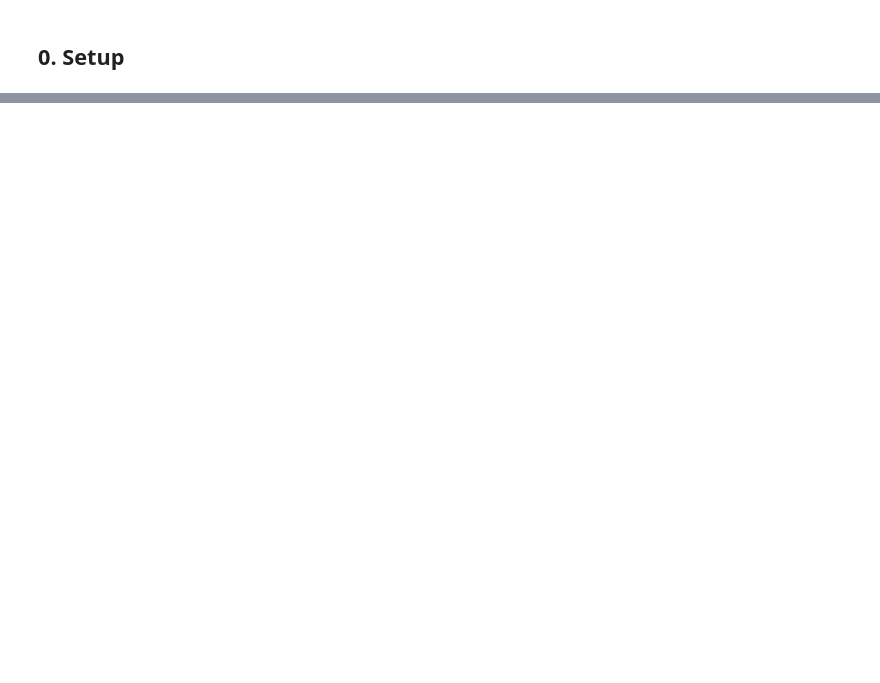
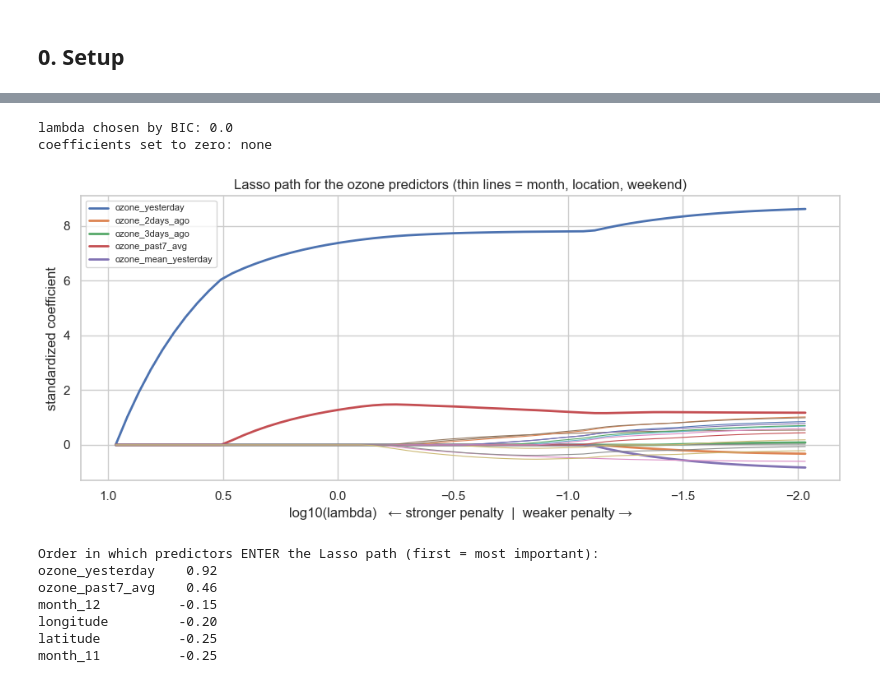
Before and after one commit to Haneenal2/data-mining-, a Jupyter notebook: notebooks/04_rq2_regression.ipynb, the cells around one changed output, grey strips where cells are left out. Saved outputs shown, nothing was run; the diff lists cells and outputs as text; code cells hidden in the pictures; blank space fills up the shorter version.

```diff
--- a/notebooks/04_rq2_regression.ipynb
+++ b/notebooks/04_rq2_regression.ipynb
@@ -706,0 +399,10 @@ summary
+# %%
+X_dummies = pd.get_dummies(train[quant + ["weekend", "month"]], columns=["month"],
+                           drop_first=True, dtype=float)
+vt = VarianceThreshold(threshold=0.0).fit(X_dummies)
+print("Constant predictors removed by VarianceThreshold:",
+      list(X_dummies.columns[~vt.get_support()]) or "none")
+
+F, p = f_regression(X_dummies, train["ozone_ppb"])
+pd.DataFrame({"F-value": F.round(1), "p-value": p}, index=X_dummies.columns) \
+  .sort_values("F-value", ascending=False).head(12)
@@ -706,0 +511,38 @@ summary
+# %%
+scaler = StandardScaler().fit(X_dummies)
+Xs = scaler.transform(X_dummies)
+y_tr = train["ozone_ppb"].values
+
+lasso_bic = LassoLarsIC(criterion="bic").fit(Xs, y_tr)
+print("lambda chosen by BIC:", lasso_bic.alpha_)
+print("coefficients set to zero:", list(X_dummies.columns[lasso_bic.coef_ == 0]) or "none")
+
+alphas, coefs, _ = lasso_path(Xs, y_tr - y_tr.mean(), n_alphas=60)
+fig, ax = plt.subplots(figsize=(10, 4.5))
+for name, path in zip(X_dummies.columns, coefs):
+    lw = 2 if name.startswith("ozone") else 0.8
+    ax.plot(np.log10(alphas), path, linewidth=lw, label=name if name.startswith("ozone") else None)
+ax.invert_xaxis()
+ax.set_xlabel("log10(lambda)   ← stronger penalty  |  weaker penalty →")
+ax.set_ylabel("standardized coefficient")
+ax.set_title("Lasso path for the ozone predictors (thin lines = month, location, weekend)")
+ax.legend(fontsize=8)
+plt.tight_layout()
+plt.savefig(f"{FIGS}/ozone_lasso_path.png", dpi=150)
+plt.show()
+
+order_zero = pd.Series({n: np.log10(alphas[np.nonzero(c)[0][0]]) if np.any(c) else np.nan
+                        for n, c in zip(X_dummies.columns, coefs)})
+print("Order in which predictors ENTER the Lasso path (first = most important):")
+print(order_zero.sort_values(ascending=False).head(6).round(2).to_string())
+# %% [output]
+lambda chosen by BIC: 0.0
+coefficients set to zero: none
+[figure, added]
+Order in which predictors ENTER the Lasso path (first = most important):
+ozone_yesterday    0.92
+ozone_past7_avg    0.46
+month_12          -0.15
+longitude         -0.20
+latitude          -0.25
+month_11          -0.25
```
Also changed, not shown: parts of 140 cells of this notebook, 14 other files.
